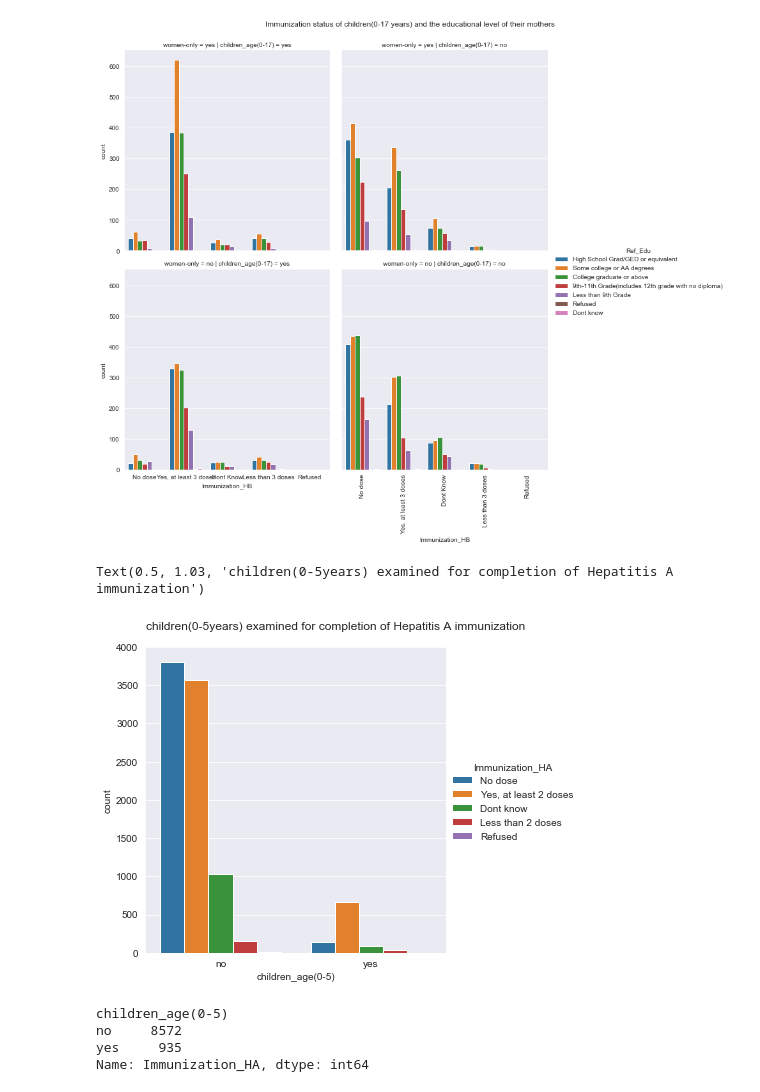
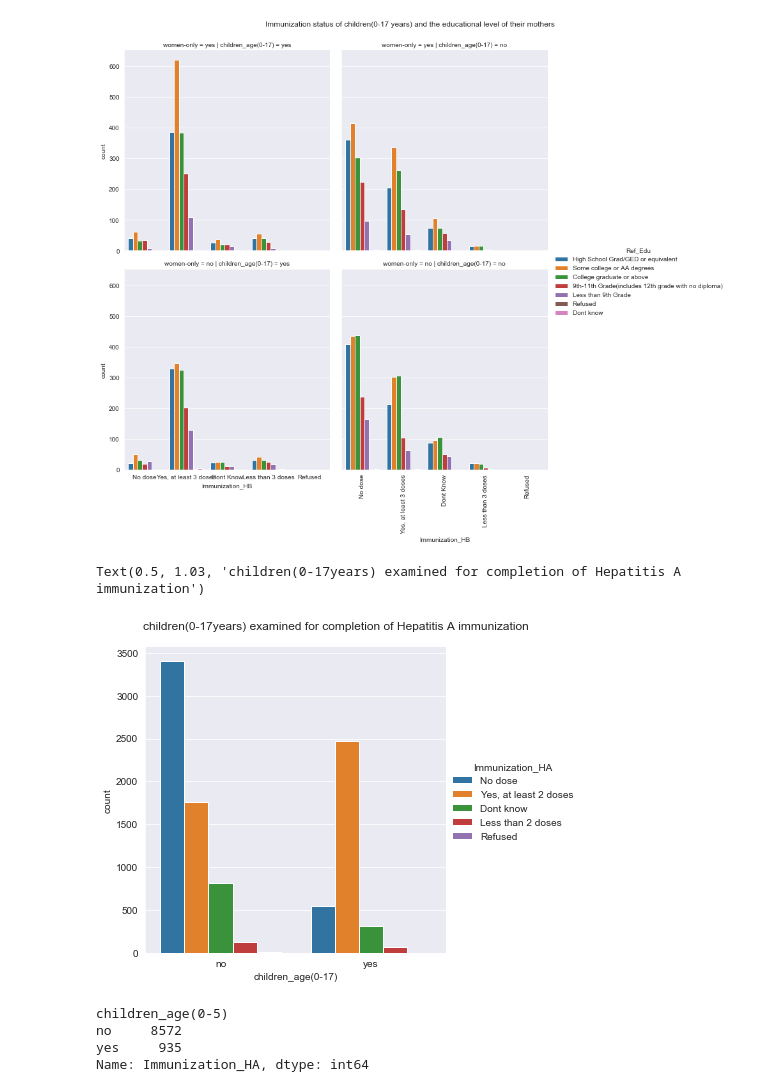
Before and after one commit to Motunodu/Capstone_Project, a Jupyter notebook: motunrayo_capstone_project/motunrayo_capstone_notebook-checkpoint.ipynb, the cells around one changed output. Drawn from its saved outputs; the diff is of its cells as text; code cells hidden in the pictures.

```diff
--- a/motunrayo_capstone_project/motunrayo_capstone_notebook-checkpoint.ipynb
+++ b/motunrayo_capstone_project/motunrayo_capstone_notebook-checkpoint.ipynb
@@ -402,10 +402,10 @@ plt.xticks(rotation=90)
 (array([0, 1, 2, 3, 4]), <a list of 5 Text xticklabel objects>)
 [figure]
 # %%
-immunize4_plot = sns.catplot(x='children_age(0-5)', hue='Immunization_HA', data=health_data, kind='count', ci=None)
-immunize4_plot.fig.suptitle('children(0-5years) examined for completion of Hepatitis A immunization',y=1.03)
+immunize4_plot = sns.catplot(x='children_age(0-17)', hue='Immunization_HA', data=health_data, kind='count', ci=None)
+immunize4_plot.fig.suptitle('children(0-17years) examined for completion of Hepatitis A immunization',y=1.03)
 #Out of 935 children 5 years and below examined, over 500 had completed their Hepatitis A immunization
 # %% [output]
-Text(0.5, 1.03, 'children(0-5years) examined for completion of Hepatitis A immunization')
+Text(0.5, 1.03, 'children(0-17years) examined for completion of Hepatitis A immunization')
-[figure, old version]
+[figure, new version]
 # %%
```
Also changed, not shown: parts of 4 cells of this notebook.
